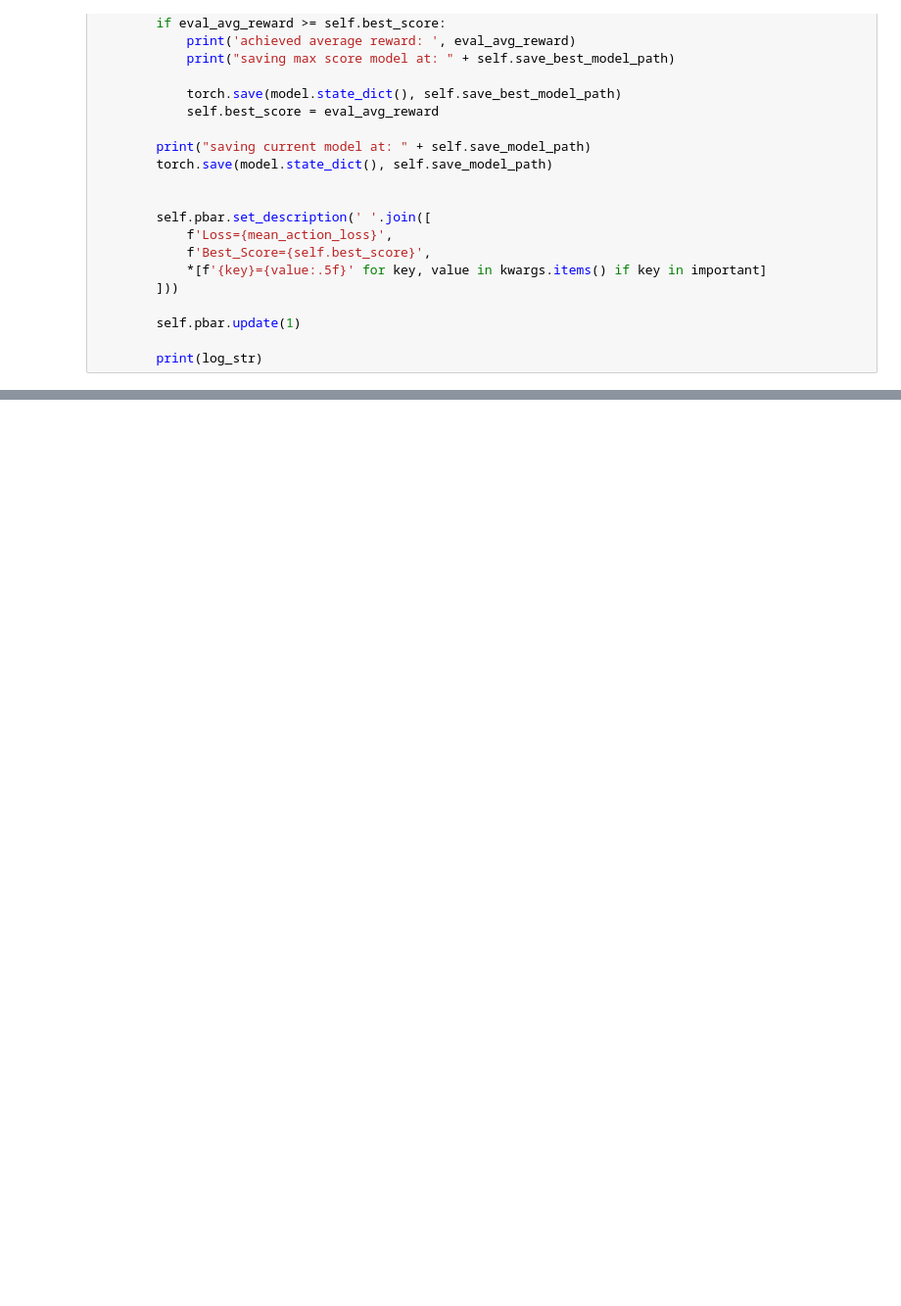
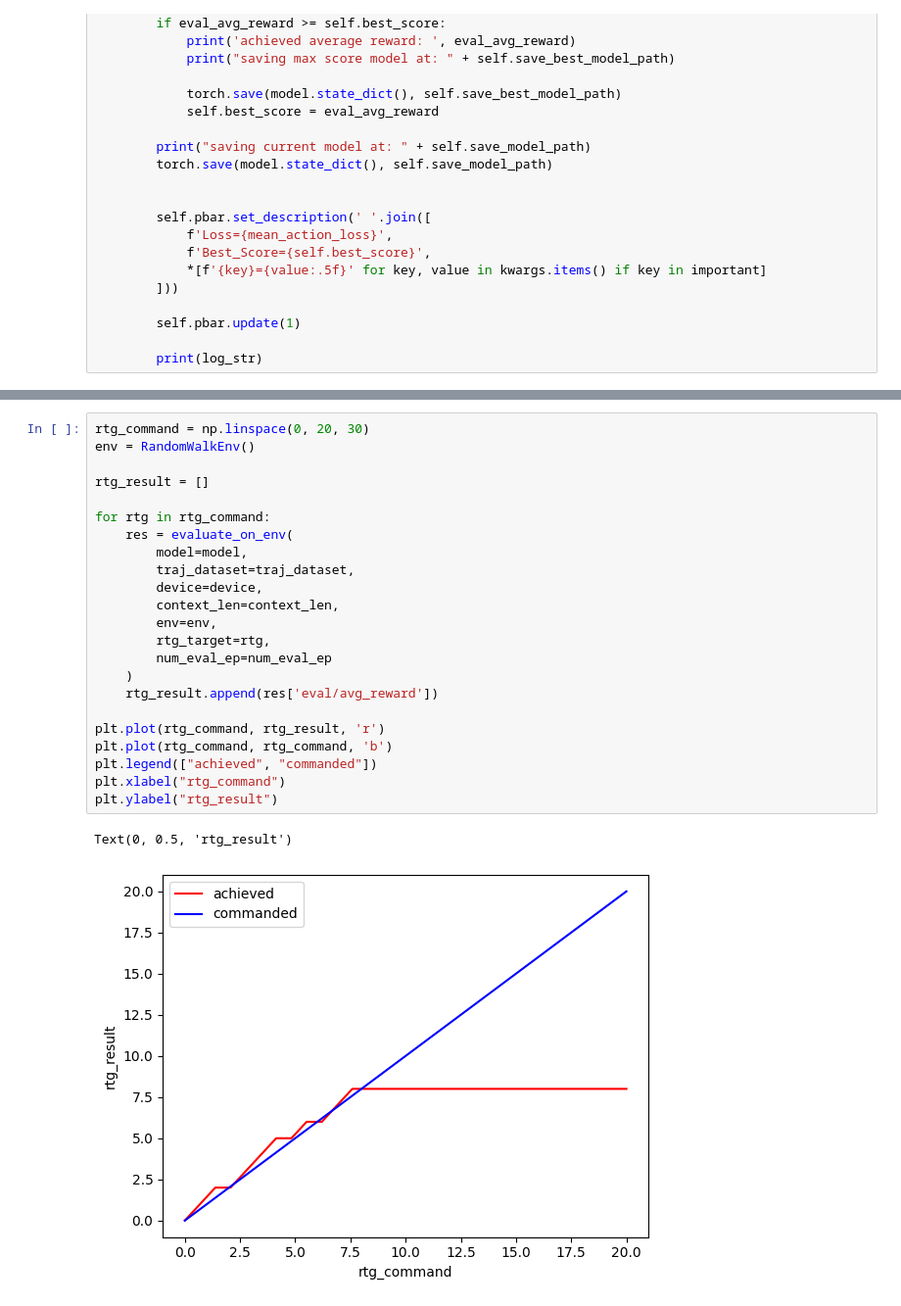
Before and after one commit to Shayan-P/RL-credit-assignment-experiment, a Jupyter notebook: experiment_notebooks/decision-transformer-random-walk.ipynb, the cells around one changed output, grey strips where cells are left out. Shown: that part at 98% size. Saved outputs shown, nothing was run; the diff lists cells and outputs as text; blank space fills up the shorter version.

Commit message:
first result from DT

```diff
--- a/experiment_notebooks/decision-transformer-random-walk.ipynb
+++ b/experiment_notebooks/decision-transformer-random-walk.ipynb
@@ -293,0 +327,26 @@ lr 0.00008
+# %%
+rtg_command = np.linspace(0, 20, 30)
+env = RandomWalkEnv()
+
+rtg_result = []
+
+for rtg in rtg_command:
+	res = evaluate_on_env(
+		model=model,
+		traj_dataset=traj_dataset,
+		device=device,
+		context_len=context_len,
+		env=env,
+		rtg_target=rtg,
+		num_eval_ep=num_eval_ep
+	)
+	rtg_result.append(res['eval/avg_reward'])
+
+plt.plot(rtg_command, rtg_result, 'r')
+plt.plot(rtg_command, rtg_command, 'b')
+plt.legend(["achieved", "commanded"])
+plt.xlabel("rtg_command")
+plt.ylabel("rtg_result")
+# %% [output]
+Text(0, 0.5, 'rtg_result')
+[figure, added]
```
Also changed, not shown: parts of 4 cells of this notebook, 4 other files.
